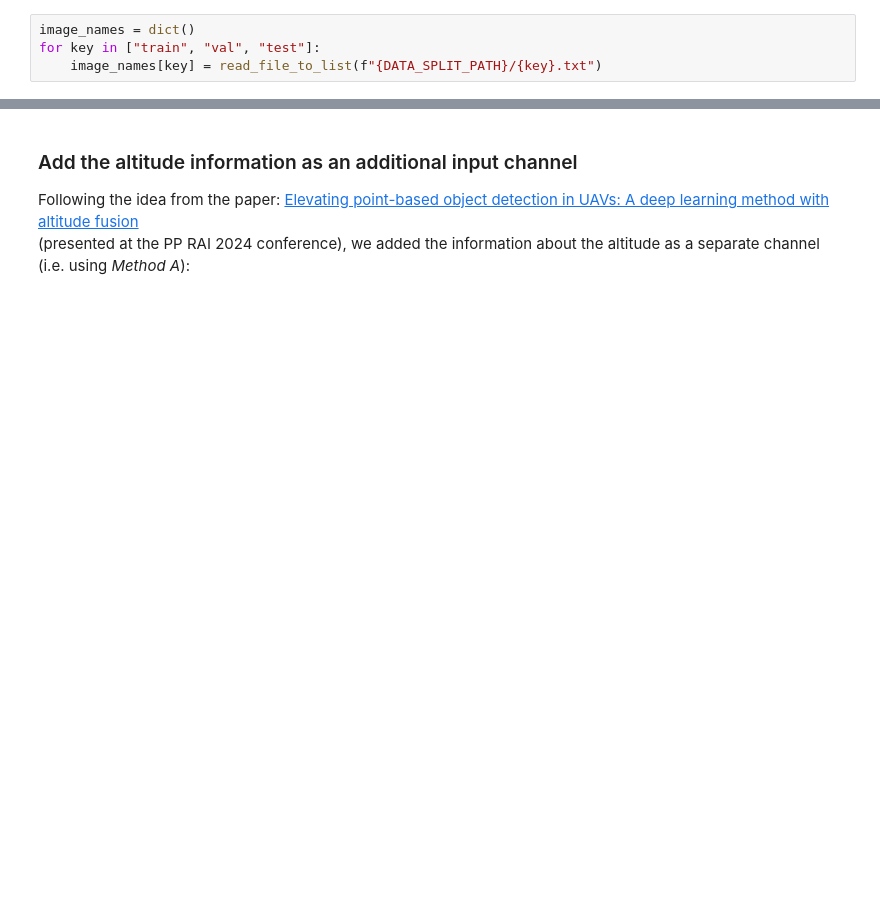
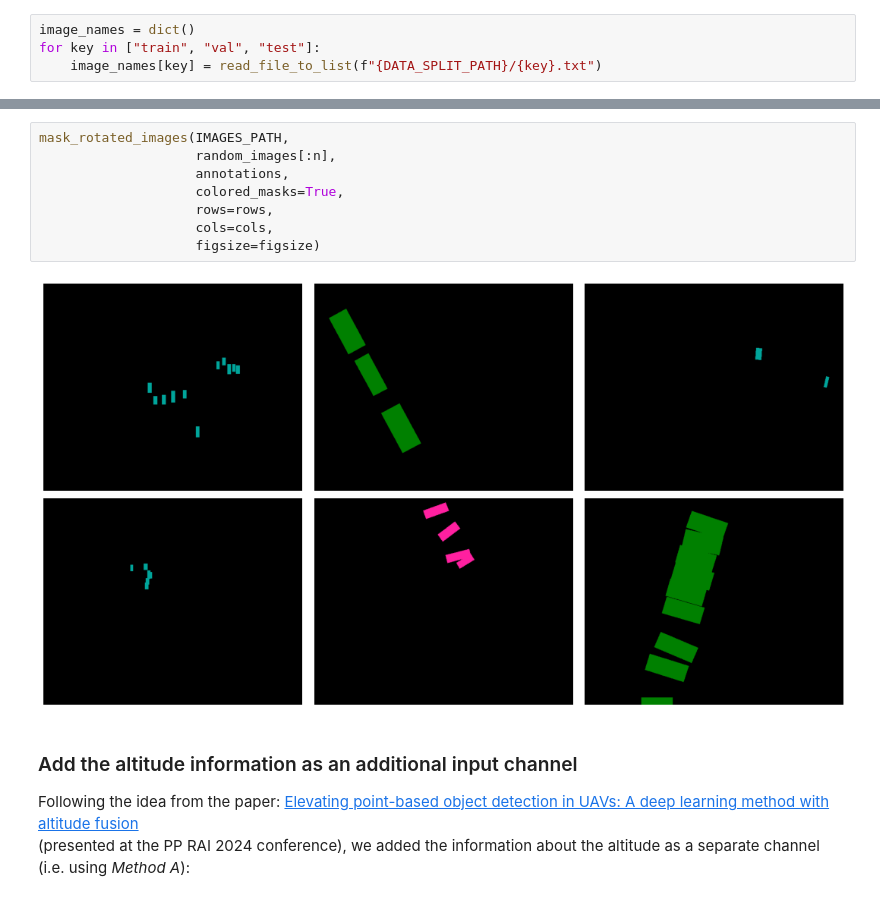
Before and after one commit to zuzg/thermal-segmentation, a Jupyter notebook: notebooks/unet_alt_angle.ipynb, the cells around one changed output, grey strips where cells are left out. Cells and saved outputs as stored; diff of their text form; blank space fills up the shorter version.

```diff
--- a/notebooks/unet_alt_angle.ipynb
+++ b/notebooks/unet_alt_angle.ipynb
@@ -70,3 +67,13 @@ random_images = [image_names['train'][i] for i in random_images]
+# %%
+mask_rotated_images(IMAGES_PATH,
+                    random_images[:n],
+                    annotations,
+                    colored_masks=True,
+                    rows=rows,
+                    cols=cols,
+                    figsize=figsize)
+# %% [output]
+[figure, added]
 # %% [markdown]
 ### Add the altitude information as an additional input channel
 
```
Also changed, not shown: parts of 22 cells of this notebook, 3 other files.
